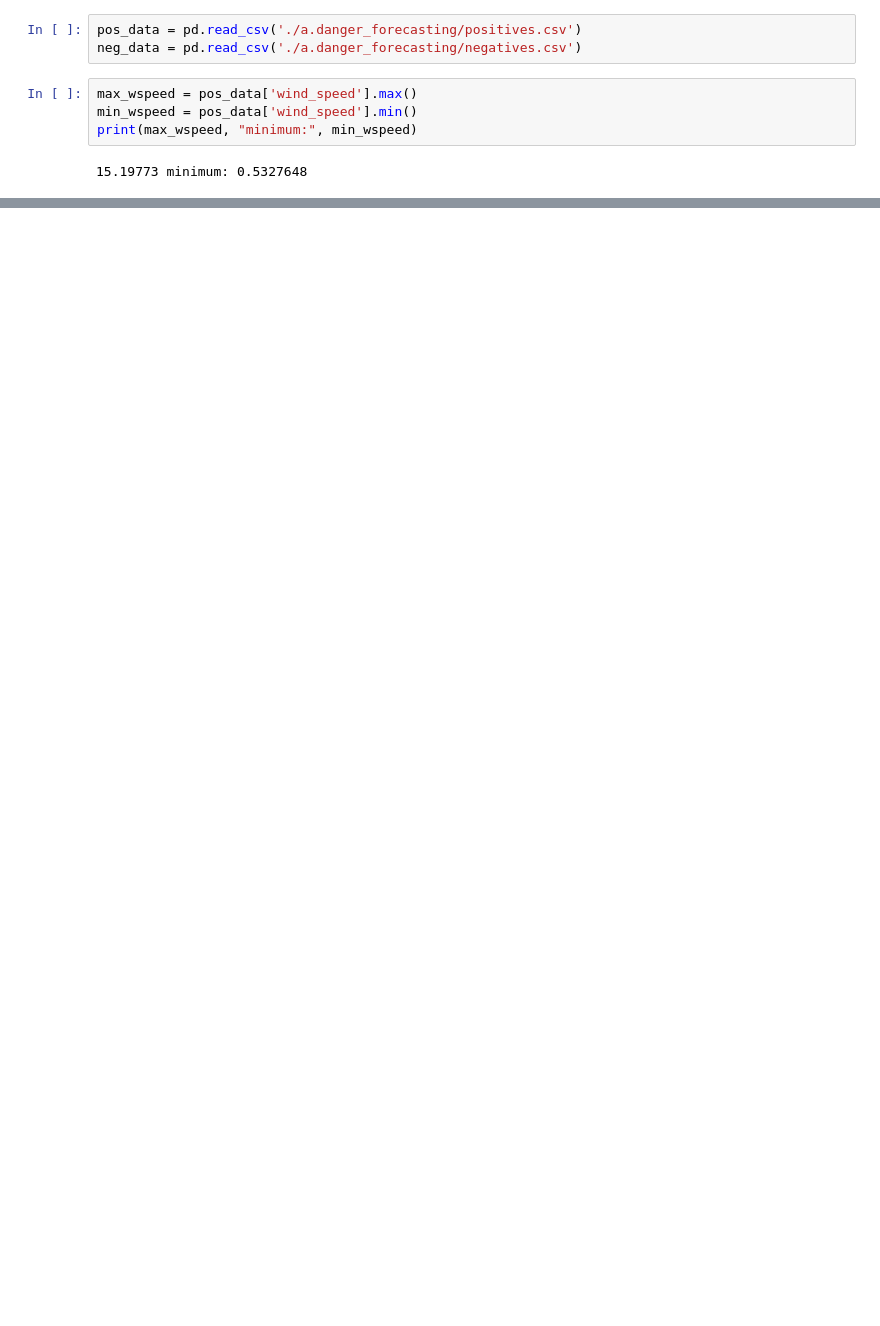
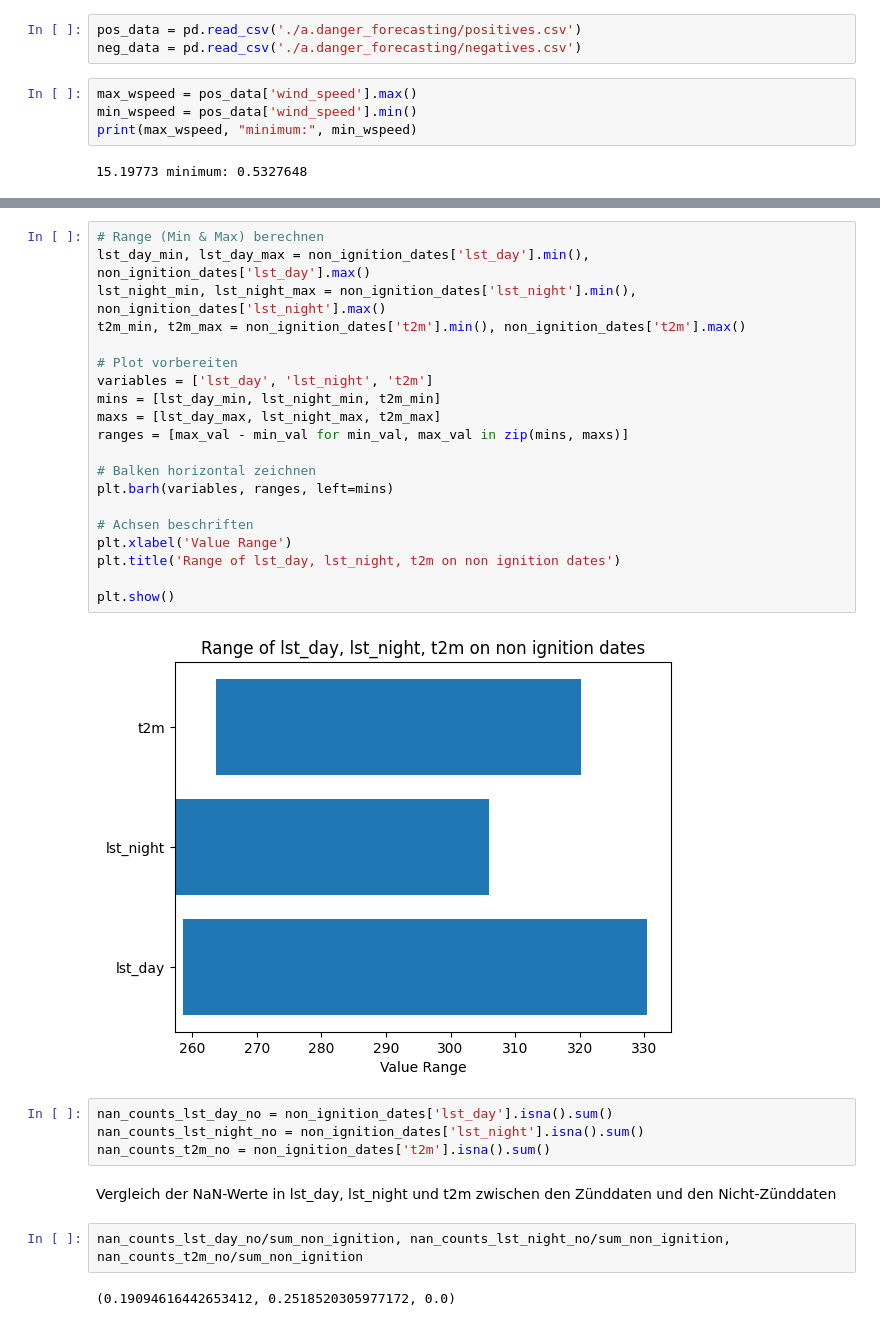
Before and after one commit to paulinebecker2002/mesogeos, a Jupyter notebook: ml_tracks/a.fire_danger/csv_print.ipynb, the cells around one changed output, grey strips where cells are left out. Drawn from its saved outputs; the diff is of its cells as text; blank space fills up the shorter version.

```diff
--- a/ml_tracks/a.fire_danger/csv_print.ipynb
+++ b/ml_tracks/a.fire_danger/csv_print.ipynb
@@ -36,0 +84,32 @@ Index(['time', 'aspect', 'burned_areas', 'curvature', 'd2m', 'dem',
+# %%
+# Range (Min & Max) berechnen
+lst_day_min, lst_day_max = non_ignition_dates['lst_day'].min(), non_ignition_dates['lst_day'].max()
+lst_night_min, lst_night_max = non_ignition_dates['lst_night'].min(), non_ignition_dates['lst_night'].max()
+t2m_min, t2m_max = non_ignition_dates['t2m'].min(), non_ignition_dates['t2m'].max()
+
+# Plot vorbereiten
+variables = ['lst_day', 'lst_night', 't2m']
+mins = [lst_day_min, lst_night_min, t2m_min]
+maxs = [lst_day_max, lst_night_max, t2m_max]
+ranges = [max_val - min_val for min_val, max_val in zip(mins, maxs)]
+
+# Balken horizontal zeichnen
+plt.barh(variables, ranges, left=mins)
+
+# Achsen beschriften
+plt.xlabel('Value Range')
+plt.title('Range of lst_day, lst_night, t2m on non ignition dates')
+
+plt.show()
+# %% [output]
+[figure, added]
+# %%
+nan_counts_lst_day_no = non_ignition_dates['lst_day'].isna().sum()
+nan_counts_lst_night_no = non_ignition_dates['lst_night'].isna().sum()
+nan_counts_t2m_no = non_ignition_dates['t2m'].isna().sum()
+# %% [markdown]
+Vergleich der NaN-Werte in lst_day, lst_night und t2m zwischen den Zünddaten und den Nicht-Zünddaten
+# %%
+nan_counts_lst_day_no/sum_non_ignition, nan_counts_lst_night_no/sum_non_ignition, nan_counts_t2m_no/sum_non_ignition
+# %% [output]
+(0.19094616442653412, 0.2518520305977172, 0.0)
```
Also changed, not shown: parts of 8 cells of this notebook, 10 other files.
